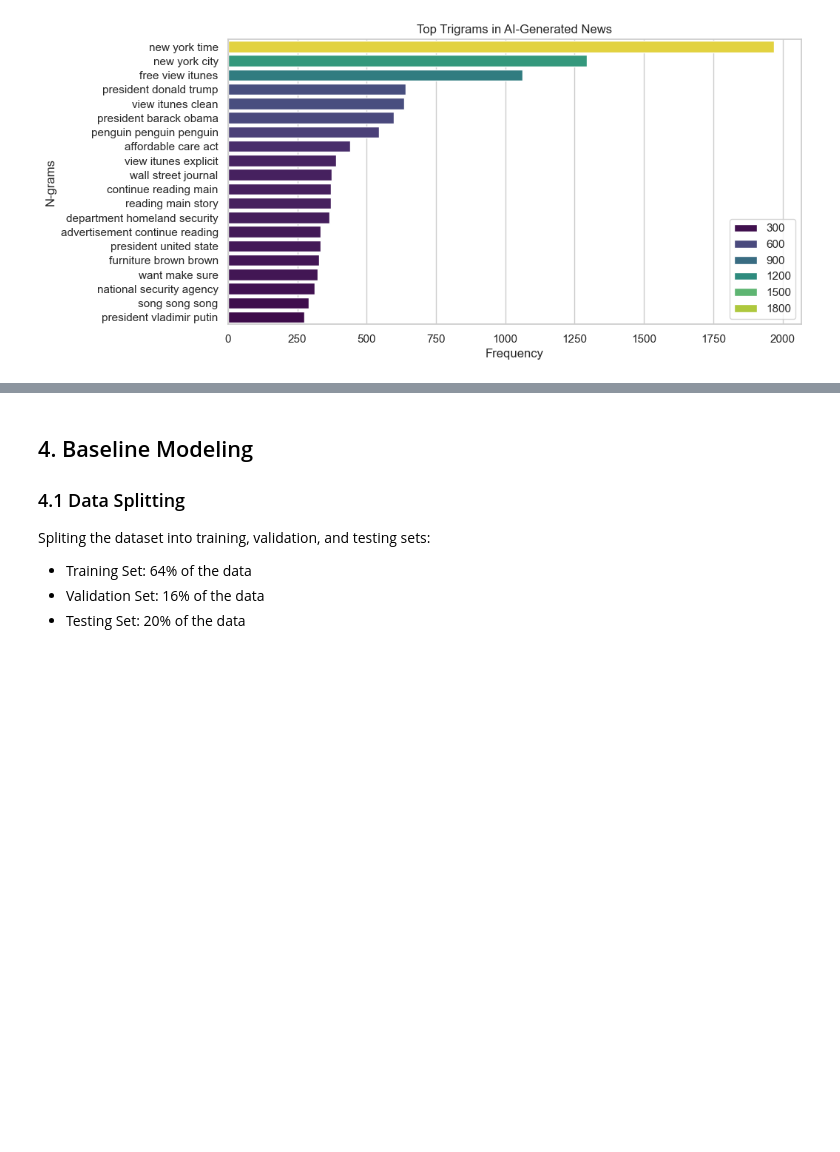
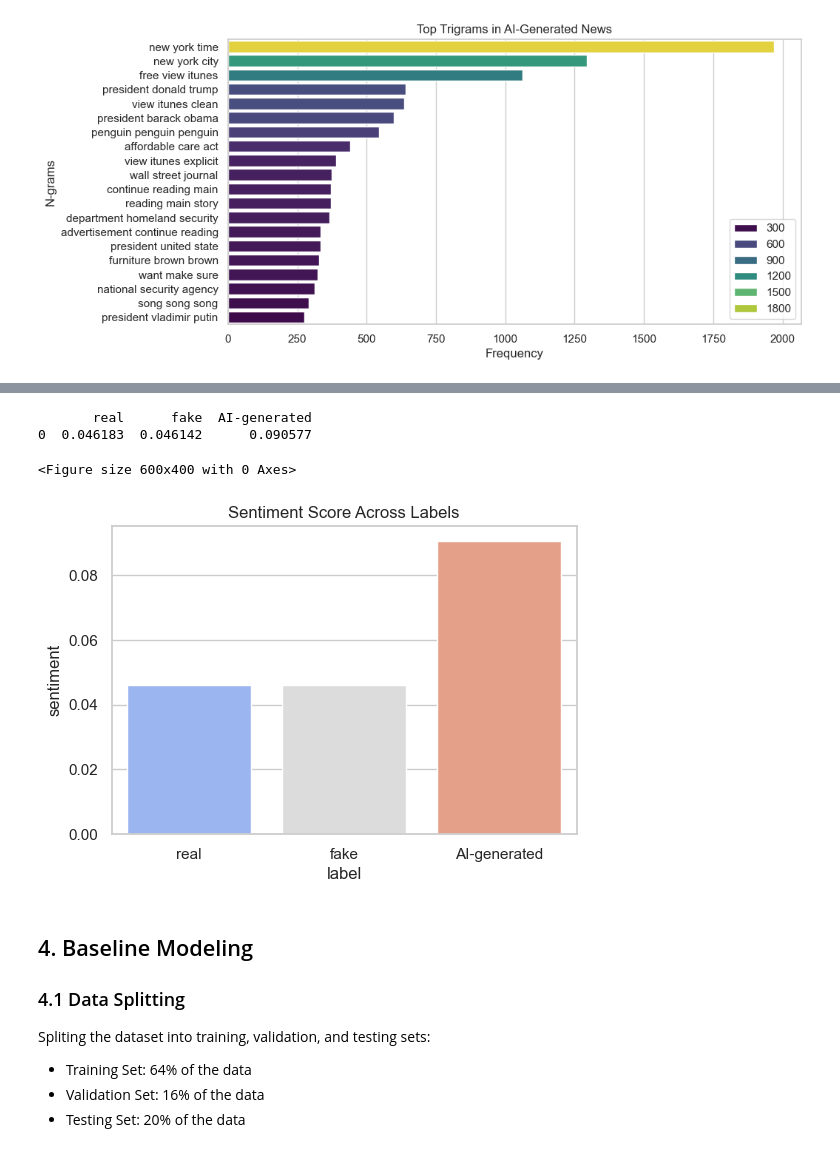
Before and after one commit to yasmine-11/FP-Fake-News-Detection, a Jupyter notebook: Fake-News-Detection.ipynb, the cells around one changed output, grey strips where cells are left out. Cells and saved outputs as stored; diff of their text form; code cells hidden in the pictures; blank space fills up the shorter version.

```diff
--- a/Fake-News-Detection.ipynb
+++ b/Fake-News-Detection.ipynb
@@ -844,3 +859,38 @@ plot_ngrams(ai_trigrams, "Top Trigrams in AI-Generated News")
+# %%
+# Function to compute sentiment scores
+def get_sentiment(text):
+    blob = TextBlob(text)
+    return blob.sentiment.polarity  # -1 (negative) to 1 (positive)
+# %%
+# Apply sentiment analysis to each label category
+real_sentiment = balanced_df[balanced_df['label'] == 'real']['text'].apply(get_sentiment)
+fake_sentiment = balanced_df[balanced_df['label'] == 'fake']['text'].apply(get_sentiment)
+ai_sentiment = balanced_df[balanced_df['label'] == 'AI-generated']['text'].apply(get_sentiment)
+# %%
+# Compute the mean sentiment score
+sentiment_results = pd.DataFrame({
+    "real": [real_sentiment.mean()],
+    "fake": [fake_sentiment.mean()],
+    "AI-generated": [ai_sentiment.mean()]
+})
+# %%
+# Display results
+print(sentiment_results)
+# %% [output]
+       real      fake  AI-generated
+0  0.046183  0.046142      0.090577
+# %%
+sentiment_results_long = sentiment_results.T.reset_index()
+sentiment_results_long.columns = ["label", "sentiment"]
+# %%
+# Sentiment Score Plot
+plt.figure(figsize=(6, 4))
+sns.barplot(data=sentiment_results_long, x="label", hue="label", y="sentiment", palette="coolwarm")
+plt.title("Sentiment Score Across Labels")
+plt.show()
+# %% [output]
+<Figure size 600x400 with 0 Axes>
+[figure, added]
 # %% [markdown]
 ## 4. Baseline Modeling
 ### 4.1 Data Splitting
```
Also changed, not shown: parts of 3 cells of this notebook.
